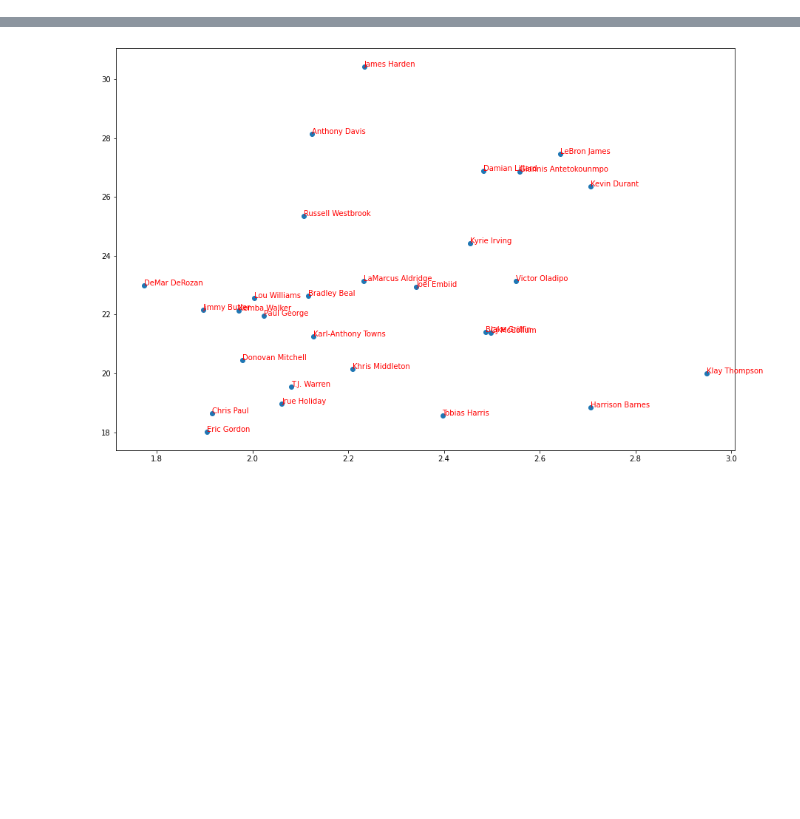
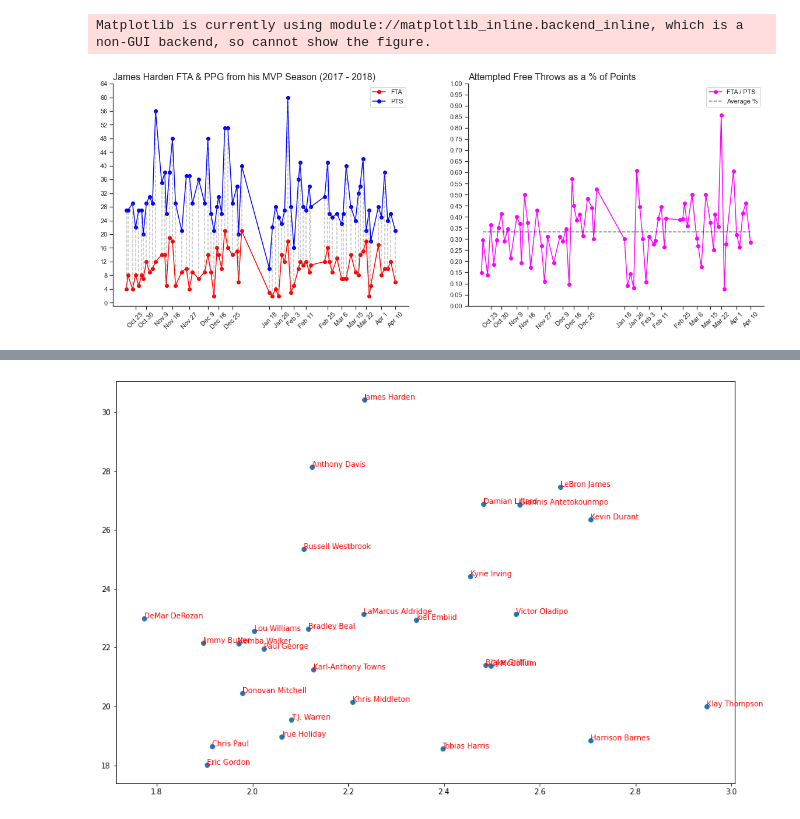
Before and after one commit to kirankrishnamurthi/NBA-Sharpe-Ratios, a Jupyter notebook: nba_sharpe.ipynb, the cells around one changed output, grey strips where cells are left out. Cells and saved outputs as stored; diff of their text form; code cells hidden in the pictures; blank space fills up the shorter version.

```diff
--- a/nba_sharpe.ipynb
+++ b/nba_sharpe.ipynb
@@ -202,0 +202,3 @@ get_bb_sharpe('James Harden', '2017')
+# %%
+HARDEN18 = player_gl_api('James Harden', '2017')
+HARDEN18['GAME_DATE'] = pd.to_datetime(HARDEN18['GAME_DATE'])
@@ -202,0 +207,64 @@ get_bb_sharpe('James Harden', '2017')
+# %%
+fig, ax = plt.subplots(1, 2, sharex = True, figsize = (20, 7))
+fontparams = {'font' : 'Arial', 'fontsize' : 16}
+
+#-------------------- James Harden PTS & FTA --------------------------------------#
+
+#-- Plot
+ax[0].plot(HARDEN18['GAME_DATE'], HARDEN18['FTA'], color = 'red', marker = 'o')
+ax[0].plot(HARDEN18['GAME_DATE'], HARDEN18['PTS'], color = 'blue', marker = 'o')
+
+for t in range(0, len(HARDEN18['GAME_DATE'])):
+    ax[0].vlines(x = HARDEN18['GAME_DATE'][t]
+                , ymin = HARDEN18['FTA'][t]
+                , ymax = HARDEN18['PTS'][t]
+                , color = 'gray', linestyles = 'dashed', alpha = .5)
+
+#-- X Axis
+x_ticks = []
+for i in np.arange(0, len(HARDEN18['GAME_DATE']), step = 4):
+    x_ticks.append(HARDEN18['GAME_DATE'][i])
+x_ticks = pd.Series(x_ticks)
+
+x_labs = []
+for i in range(0, len(x_ticks)):
+    x_labs.append(x_ticks[i].strftime('%b %-d'))
+x_labs = pd.Series(x_labs)
+
+ax[0].set_xticks(x_ticks)
+
+ax[0].set_xticklabels(x_labs, rotation=45)
+
+#-- Y Axis
+ax[0].set_yticks(np.arange(0, 68, step = 4))
+
+#-- Title and Legend
+ax[0].legend(['FTA', 'PTS'])
+ax[0].set_title('James Harden FTA & PPG from his MVP Season (2017 - 2018)'
+            , fontdict = fontparams
+            , loc = 'left')
+
+
+#-------------------- James Harden FTA / PTS --------------------------------------#
+y_vector = (HARDEN18['FTA'] / HARDEN18['PTS'])
+ax[1].plot(HARDEN18['GAME_DATE'], y_vector, color = 'magenta', linestyle = 'solid', marker = 'o')
+ax[1].plot(HARDEN18['GAME_DATE'], np.repeat(np.mean(y_vector), len(y_vector)), color = 'black', linestyle = 'dashed', alpha = .5)
+
+
+
+#-- X & Y Axis
+ax[1].set_xticklabels(x_labs, rotation=45)
+ax[1].set_yticks(np.arange(0, 1.05, step = .05))
+
+#-- Title and Legend
+ax[1].set_title('Attempted Free Throws as a % of Points'
+            , fontdict = fontparams
+            , loc = 'left')
+
+ax[1].legend(['FTA / PTS', 'Average %'])
+
+fig.savefig('james_harden_dual_plot.png', dpi = 300)
+fig.show()
+# %% [output]
+Matplotlib is currently using module://matplotlib_inline.backend_inline, which is a non-GUI backend, so cannot show the figure.
+[figure, added]
```
Also changed, not shown: parts of 22 cells of this notebook, 6 other files.
